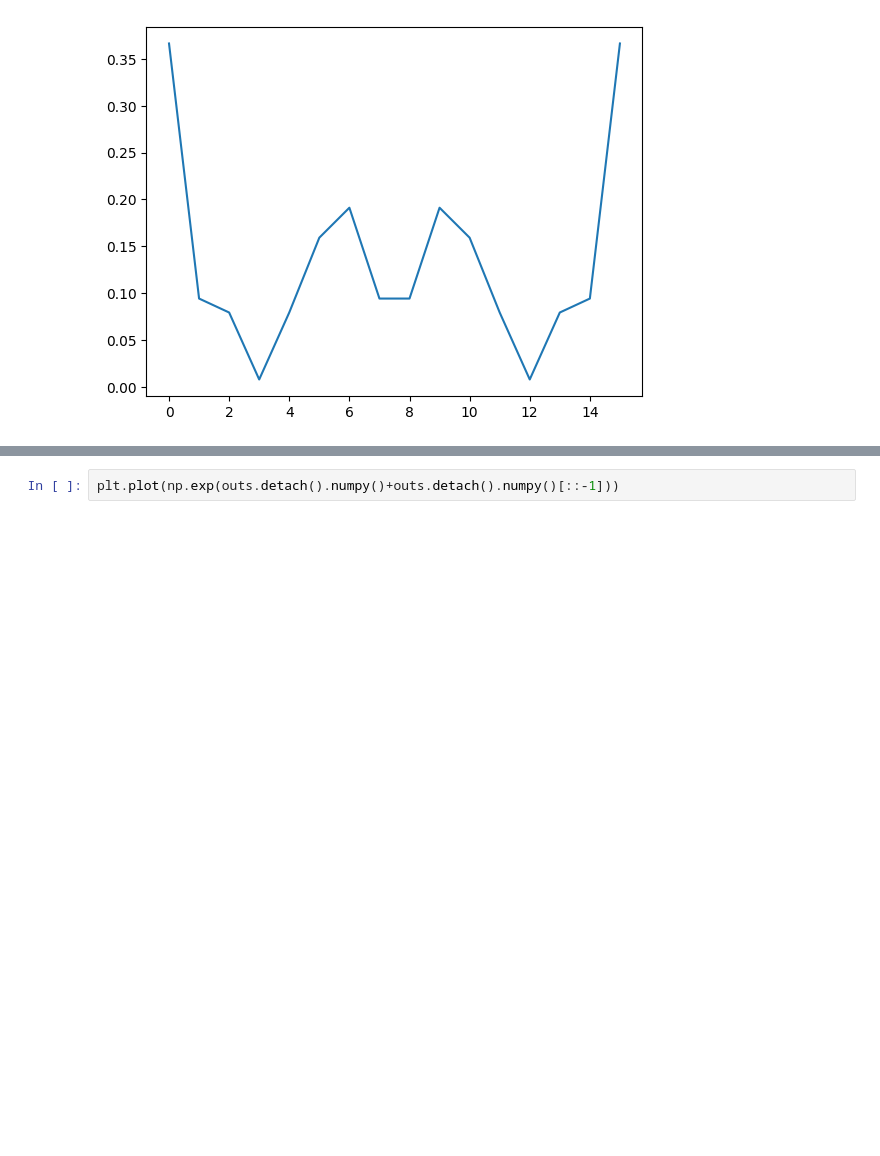
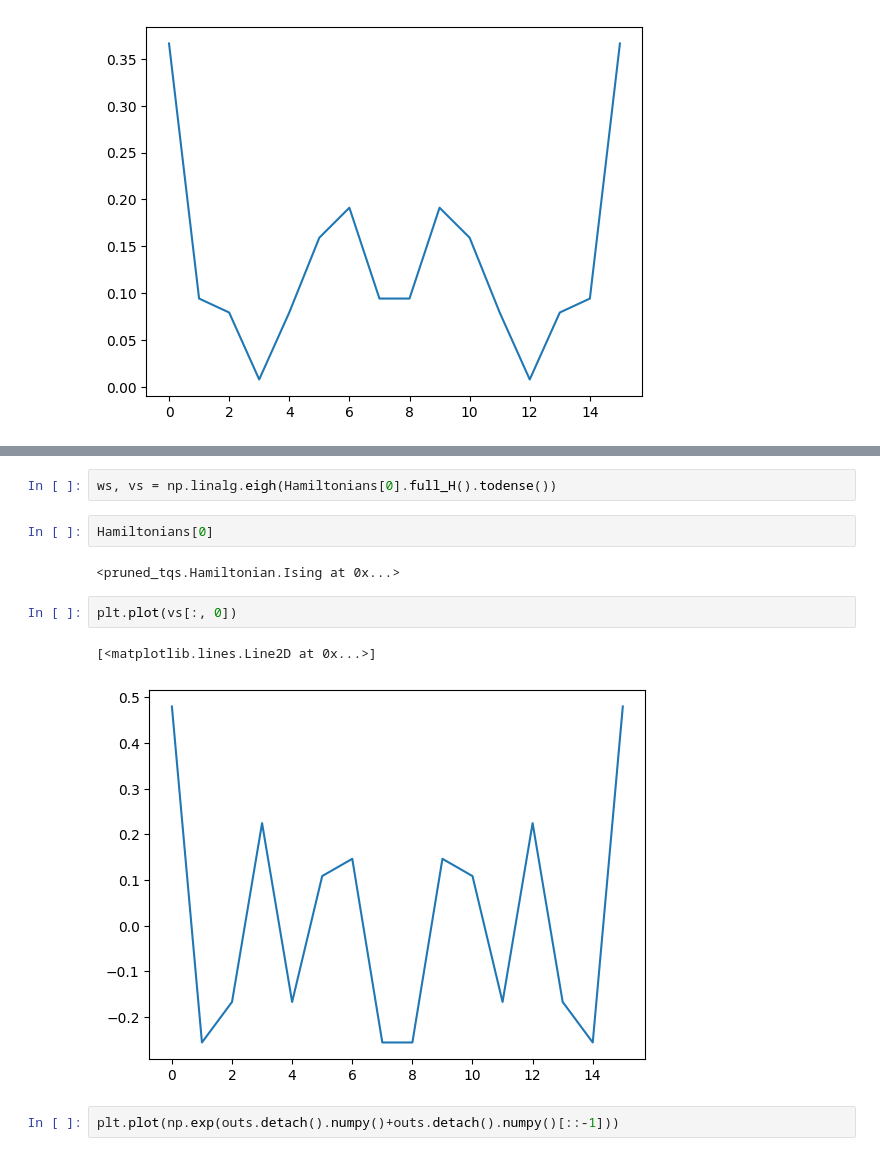
Before and after one commit to durrcommasteven/quantum_mech_interp, a Jupyter notebook: model_test.ipynb, the cells around one changed output, grey strips where cells are left out. Saved outputs shown, nothing was run; the diff lists cells and outputs as text; blank space fills up the shorter version.

```diff
--- a/model_test.ipynb
+++ b/model_test.ipynb
@@ -154,3 +205,14 @@ plt.plot(np.exp(to_plot[0].detach()))
+# %%
+ws, vs = np.linalg.eigh(Hamiltonians[0].full_H().todense())
+# %%
+Hamiltonians[0]
+# %% [output]
+<pruned_tqs.Hamiltonian.Ising at 0x...>
+# %%
+plt.plot(vs[:, 0])
+# %% [output]
+[<matplotlib.lines.Line2D at 0x...>]
+[figure, added]
 # %%
 plt.plot(np.exp(outs.detach().numpy()+outs.detach().numpy()[::-1]))
 # %% [output]
```
Also changed, not shown: parts of 10 cells of this notebook, 6 other files.
